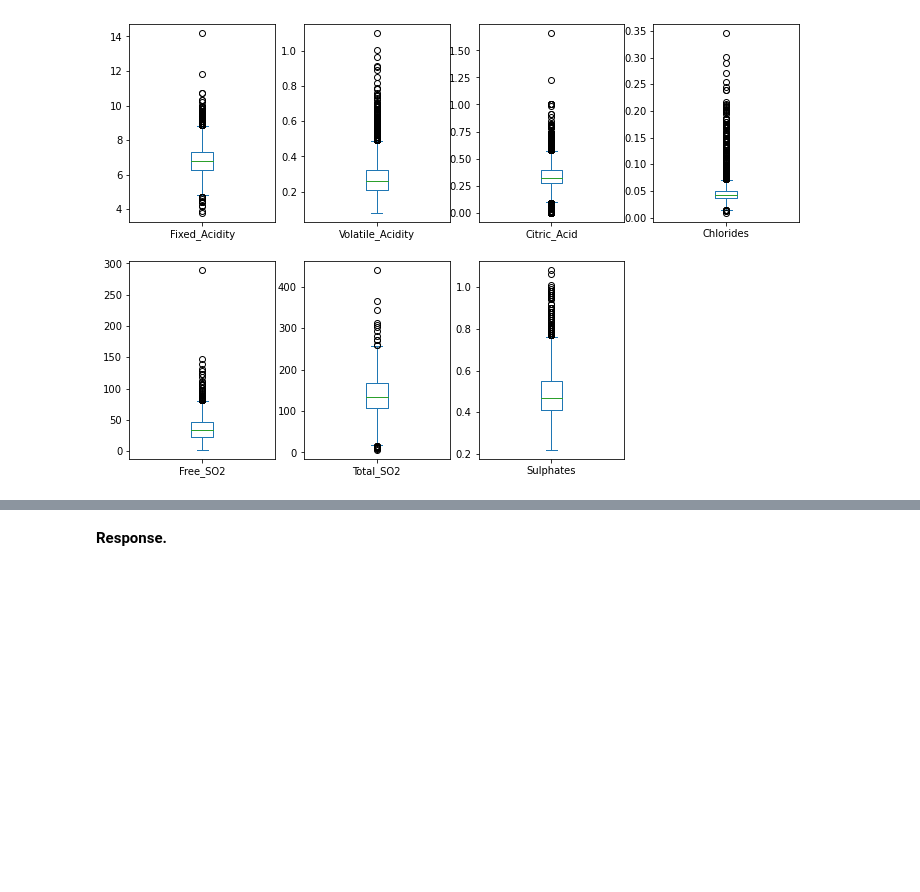
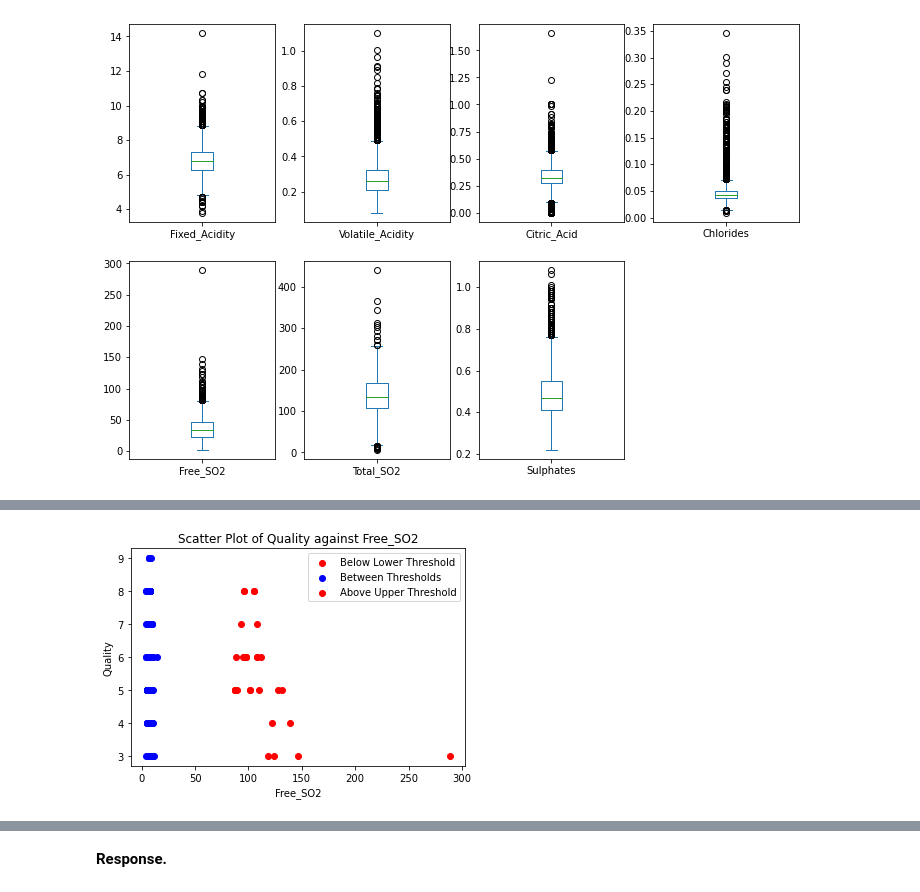
Before and after one commit to Zacboss3/CS105-Project-Submission-Part-I-2024, a Jupyter notebook: CS105 Project Submission Part I 2024.ipynb, the cells around one changed output, grey strips where cells are left out. Cells and saved outputs as stored; diff of their text form; code cells hidden in the pictures; blank space fills up the shorter version.

```diff
--- a/CS105 Project Submission Part I 2024.ipynb
+++ b/CS105 Project Submission Part I 2024.ipynb
@@ -157,0 +160,19 @@ plt.show()
+# %%
+def three_sd_range(series):
+    mean = series.mean()
+    sd = series.std()
+    low = mean - 3*sd
+    high = mean + 3*sd
+
+    return (low, high)
+
+categories = ["Fixed_Acidity","Volatile_Acidity","Citric_Acid","Chlorides","Free_SO2","Total_SO2","Sulphates"]
+total = 0
+for category in categories:
+
+    lower, upper = three_sd_range(df[category])
+    outliers = df[(df[category] >= upper) | (df[category] <= lower)]
+    total += len(outliers)
+    print('No. of outliers in ' + category + ': ' + str(len(outliers)) + '(' + str(round(len(outliers)/len(df),3)*100) + '%)')
+
+print('Total possible number of rows with outliers in any category: ' + str(total) + '(' + str(round(total/len(df),3)*100) + '%)')
@@ -157,0 +188,28 @@ plt.show()
+# %%
+def three_sd_range(series):
+    mean = series.mean()
+    sd = series.std()
+    low = mean - 3*sd
+    high = mean + 3*sd
+
+    return (low, high)
+
+lower, upper = three_sd_range(df['Free_SO2'])
+
+# Plot points below the lower threshold in red
+plt.scatter(df[df['Free_SO2'] < lower]['Free_SO2'], df[df['Free_SO2'] < lower]['Quality'], color='red', label='Below Lower Threshold')
+
+# Plot points between the lower and upper thresholds in blue
+plt.scatter(df[(df['Free_SO2'] >= lower) & (df['Free_SO2'] <= upper)]['Fixed_Acidity'], df[(df['Free_SO2'] >= lower) & (df['Free_SO2'] <= upper)]['Quality'], color='blue', label='Between Thresholds')
+
+# Plot points above the upper threshold in red
+plt.scatter(df[df['Free_SO2'] > upper]['Free_SO2'], df[df['Free_SO2'] > upper]['Quality'], color='red', label='Above Upper Threshold')
+
+plt.title('Scatter Plot of Quality against Free_SO2')
+plt.xlabel('Free_SO2')
+plt.ylabel('Quality')
+
+plt.legend()
+plt.show()
+# %% [output]
+[figure, added]
```
Also changed, not shown: parts of 5 cells of this notebook.
